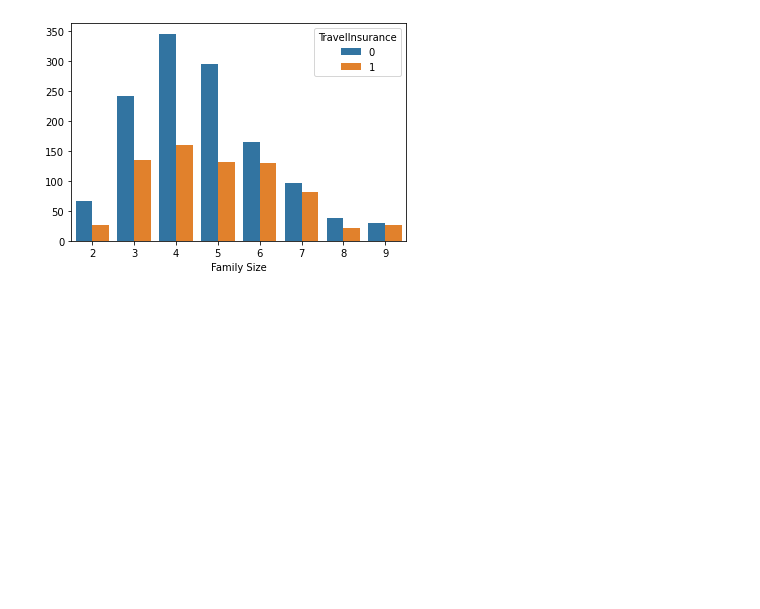
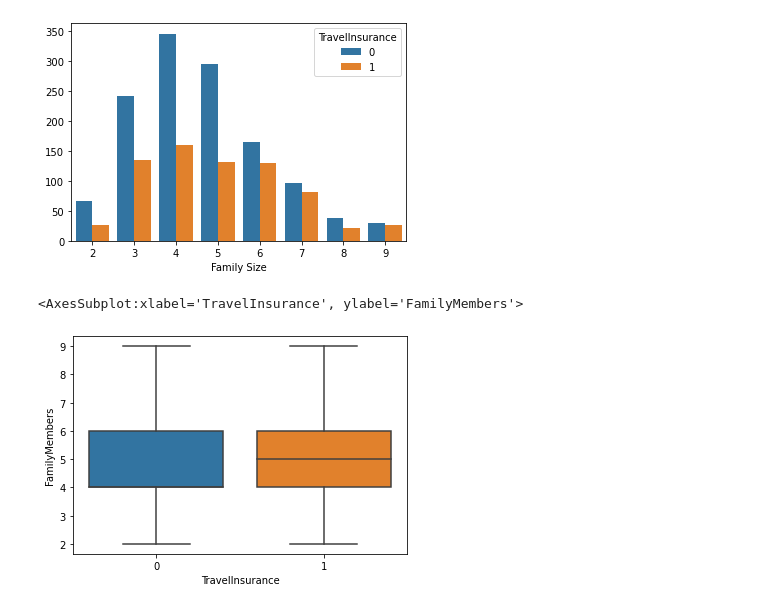
Before and after one commit to teruki-i/travel_insurance_case_study, a Jupyter notebook: travel_insurance_customers.ipynb, the cells around one changed output. Drawn from its saved outputs; the diff is of its cells as text; code cells hidden in the pictures; blank space fills up the shorter version.

```diff
--- a/travel_insurance_customers.ipynb
+++ b/travel_insurance_customers.ipynb
@@ -214,3 +225,8 @@ plt.ylabel("")
 plt.show()
 # %% [output]
 [figure]
+# %%
+sns.boxplot(x="TravelInsurance", y="FamilyMembers", data=df)
+# %% [output]
+<AxesSubplot:xlabel='TravelInsurance', ylabel='FamilyMembers'>
+[figure, added]
```
Also changed, not shown: parts of 22 cells of this notebook.
